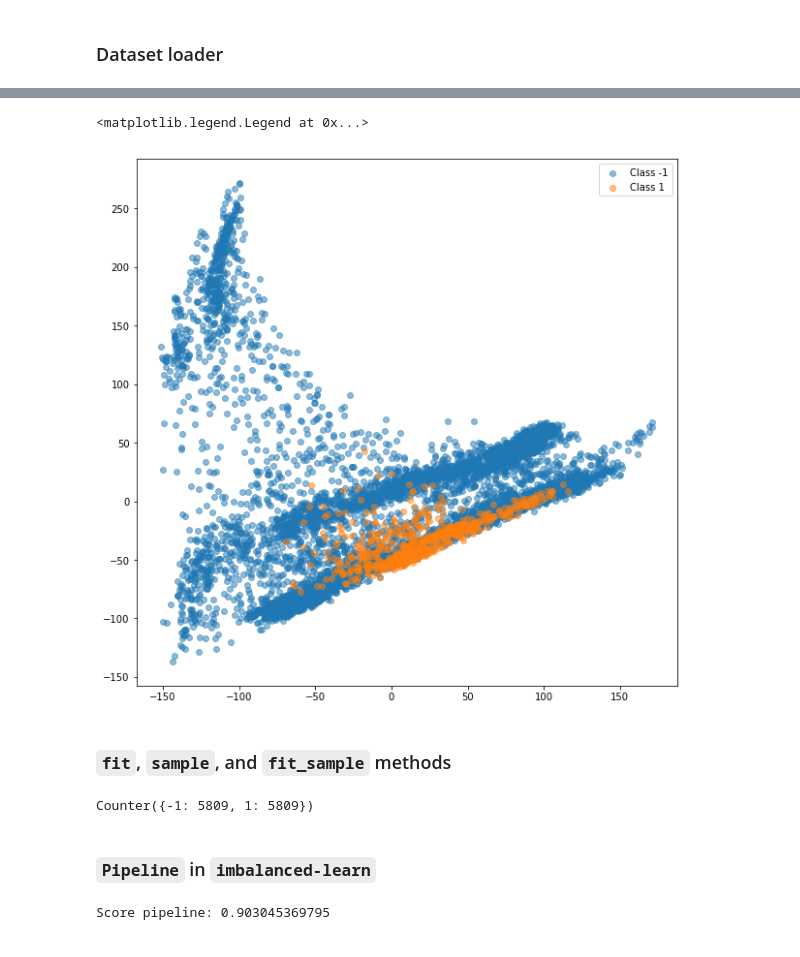
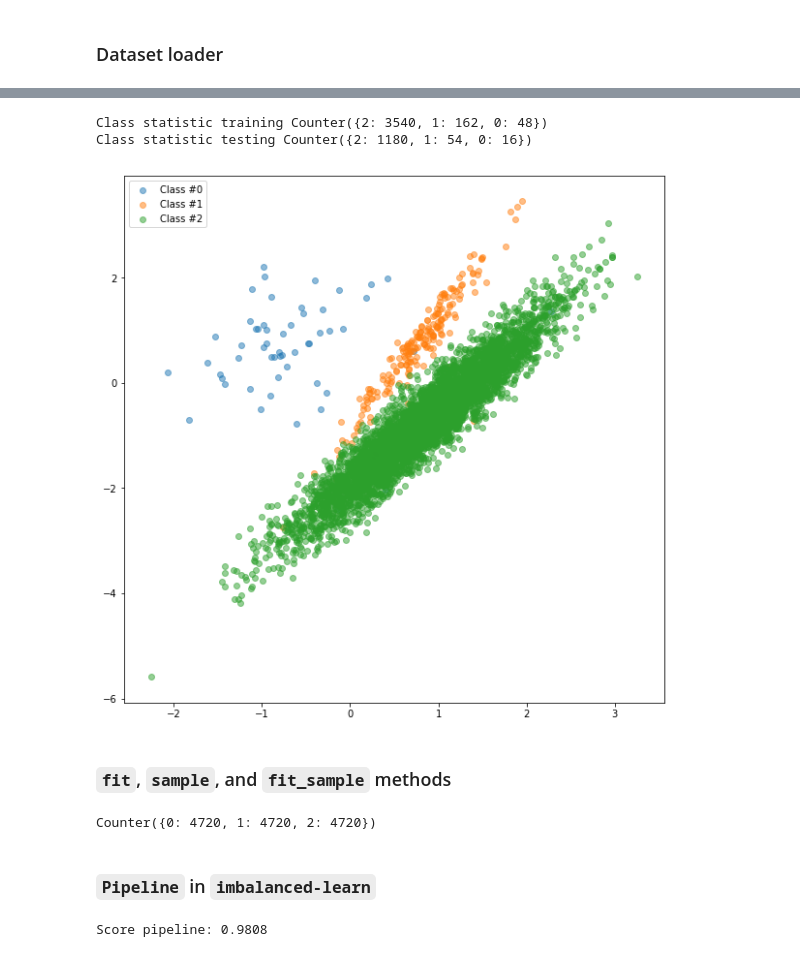
Before and after one commit to glemaitre/talks, a Jupyter notebook: 2017_PyParis/imbalanced-learn.ipynb, the cells around one changed output, grey strips where cells are left out. Saved outputs shown, nothing was run; the diff lists cells and outputs as text; code cells hidden in the pictures.

```diff
--- a/2017_PyParis/imbalanced-learn.ipynb
+++ b/2017_PyParis/imbalanced-learn.ipynb
@@ -38,30 +31,46 @@ X_train, X_test, y_train, y_test = train_test_split(X, y)
+# %%
+X = dataset.data
+y = dataset.target
+from sklearn.datasets import make_classification
+X, y = make_classification(n_samples=5000, n_features=2, n_informative=2,
+                               n_redundant=0, n_repeated=0, n_classes=3,
+                           n_clusters_per_class=1, weights=[0.01, 0.04, 0.95],
+                           class_sep=0.8, random_state=0)
+
+from sklearn.model_selection import train_test_split
+
+X_train, X_test, y_train, y_test = train_test_split(X, y, stratify=y)
+print('Class statistic training', Counter(y_train))
+print('Class statistic testing', Counter(y_test))
+# %% [output]
+Class statistic training Counter({2: 3540, 1: 162, 0: 48})
+Class statistic testing Counter({2: 1180, 1: 54, 0: 16})
 # %%
 from sklearn.decomposition import PCA
 
-pca = PCA(n_components=2)
-X_vis = pca.fit_transform(X)
-
 # Two subplots, unpack the axes array immediately
 f, ax = plt.subplots(figsize=(10, 10))
-ax.scatter(X_vis[y == -1, 0], X_vis[y == -1, 1], label="Class -1",
+ax.scatter(X[y == 0, 0], X[y == 0, 1], label="Class #0",
                  alpha=0.5)
-ax.scatter(X_vis[y == 1, 0], X_vis[y == 1, 1], label="Class 1",
+ax.scatter(X[y == 1, 0], X[y == 1, 1], label="Class #1",
+                 alpha=0.5)
+ax.scatter(X[y == 2, 0], X[y == 2, 1], label="Class #2",
                  alpha=0.5)
 plt.legend()
+plt.savefig('toy.png')
 # %% [output]
-<matplotlib.legend.Legend at 0x...>
-[figure, old version]
+[figure, new version]
 # %% [markdown]
 ### `fit`, `sample`, and `fit_sample` methods
 # %%
 from imblearn.over_sampling import SMOTE
+smote = SMOTE()
 
-smote = SMOTE()
 X_resampled, y_resampled = smote.fit_sample(X, y)
 
 Counter(y_resampled)
 # %% [output]
-Counter({-1: 5809, 1: 5809})
+Counter({0: 4720, 1: 4720, 2: 4720})
 # %% [markdown]
 ### `Pipeline` in `imbalanced-learn`
 # %%
@@ -100,15 +110,16 @@ def plot_confusion_matrix(cm, classes,
 # %%
-from sklearn.pipeline import make_pipeline as mkp_skl
+from sklearn.pipeline import make_pipeline as make_pipeline_sklearn
 from sklearn.decomposition import PCA
 from sklearn.linear_model import LogisticRegressionCV
 from sklearn.metrics import confusion_matrix
 from imblearn.metrics import classification_report_imbalanced
+from sklearn.metrics import roc_auc_score
 
-pipeline_sklearn = mkp_skl(PCA(), LogisticRegressionCV())
+pipeline_sklearn = make_pipeline_sklearn(PCA(), LogisticRegressionCV())
 
 pipeline_sklearn.fit(X_train, y_train)
 print('Score pipeline:', pipeline_sklearn.score(X_test, y_test))
 # %% [output]
-Score pipeline: 0.903045369795
+Score pipeline: 0.9808
 # %%
 from imblearn.pipeline import make_pipeline
```
Also changed, not shown: parts of 8 cells of this notebook, 11 other files.
